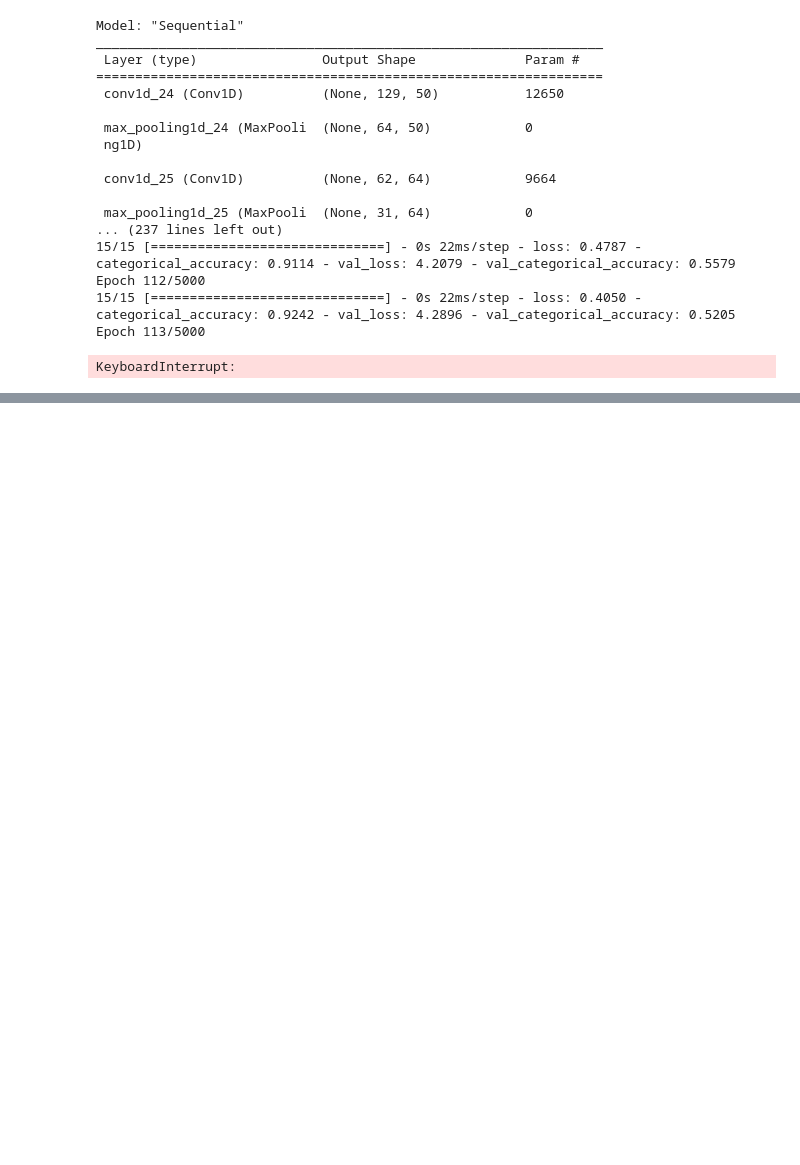
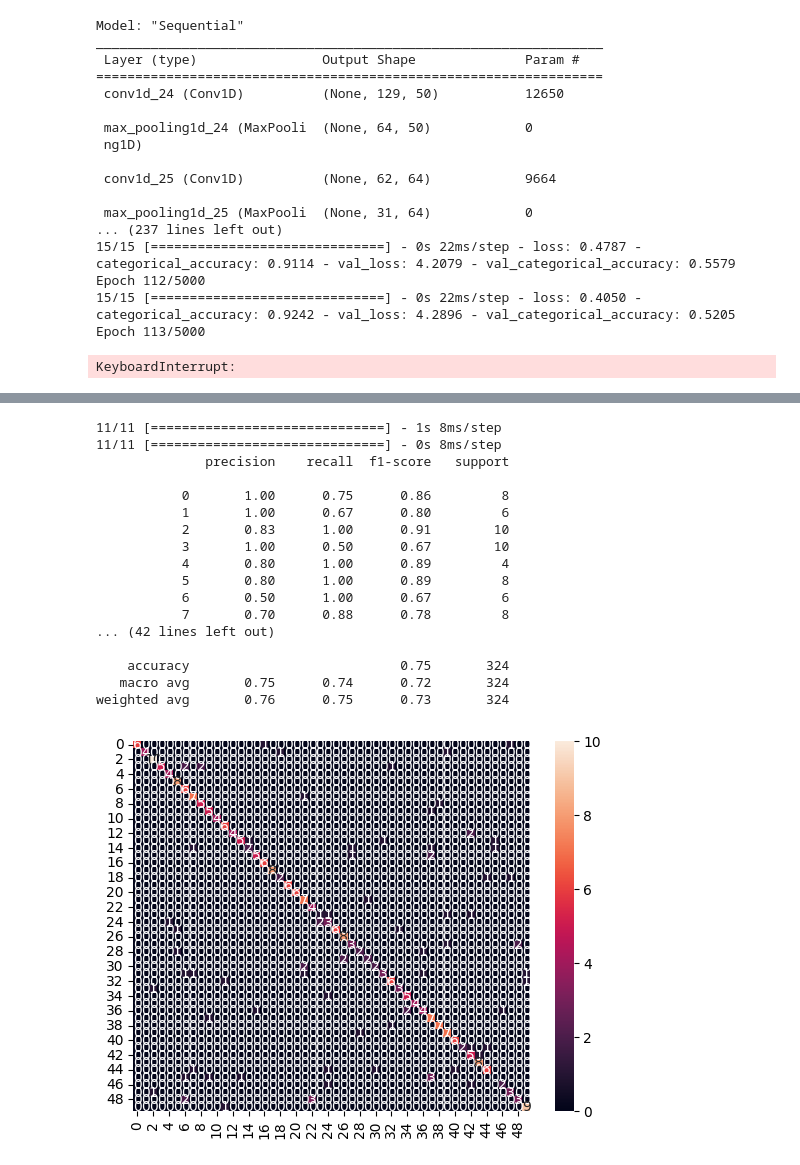
Before and after one commit to kristiany45/DAP_Github, a Jupyter notebook: tests mediapipe/Mediapipe ASL Citizen-Hands.ipynb, the cells around one changed output, grey strips where cells are left out. Saved outputs shown, nothing was run; the diff lists cells and outputs as text; code cells hidden in the pictures; blank space fills up the shorter version.

```diff
--- a/tests mediapipe/Mediapipe ASL Citizen-Hands.ipynb
+++ b/tests mediapipe/Mediapipe ASL Citizen-Hands.ipynb
@@ -2465,0 +3201,20 @@ Epoch 17/34
+# %%
+act_function = 'selu'
+model = Sequential(name='sequential')
+model.add(Conv1D(filters=100,kernel_size=2,activation=act_function,input_shape=(130,126)))
+model.add(MaxPooling1D(pool_size=2))
+model.add(Conv1D(filters=25,kernel_size=2,activation=act_function))
+model.add(MaxPooling1D(pool_size=2))
+model.add(GRU(200,return_sequences=True))
+model.add(GRU(150,return_sequences=True))
+model.add(GRU(100))
+#model.add(Dropout(.65))
+model.add(Flatten())
+model.add(Dense(units=40,activation=act_function))
+#model.add(Dropout(.4))
+model.add(Dense(50, activation='softmax'))
+
+model.compile(Adam(learning_rate=0.00013960407115272237),
+           loss='categorical_crossentropy',
+            metrics=['accuracy'])
+model.summary()
@@ -2465,0 +3242,2 @@ Epoch 17/34
+# %%
+History = model.fit(x=Xtrain, y=Ytrain,validation_data= (Xval,Yval), batch_size=96,epochs=100, verbose=1,)
@@ -2465,0 +3274,25 @@ Epoch 17/34
+# %%
+cm = confusion_matrix(np.argmax(Yval, axis=1), np.argmax(model.predict(Xval), axis=1))
+
+sns.heatmap(cm, annot = True)
+
+print(classification_report(np.argmax(Yval, axis=1), np.argmax(model.predict(Xval), axis=1)))
+# %% [output]
+11/11 [==============================] - 1s 8ms/step
+11/11 [==============================] - 0s 8ms/step
+              precision    recall  f1-score   support
+
+           0       1.00      0.75      0.86         8
+           1       1.00      0.67      0.80         6
+           2       0.83      1.00      0.91        10
+           3       1.00      0.50      0.67        10
+           4       0.80      1.00      0.89         4
+           5       0.80      1.00      0.89         8
+           6       0.50      1.00      0.67         6
+           7       0.70      0.88      0.78         8
+... (42 lines left out)
+
+    accuracy                           0.75       324
+   macro avg       0.75      0.74      0.72       324
+weighted avg       0.76      0.75      0.73       324
+[figure, added]
```
Also changed, not shown: parts of 192 cells of this notebook.
